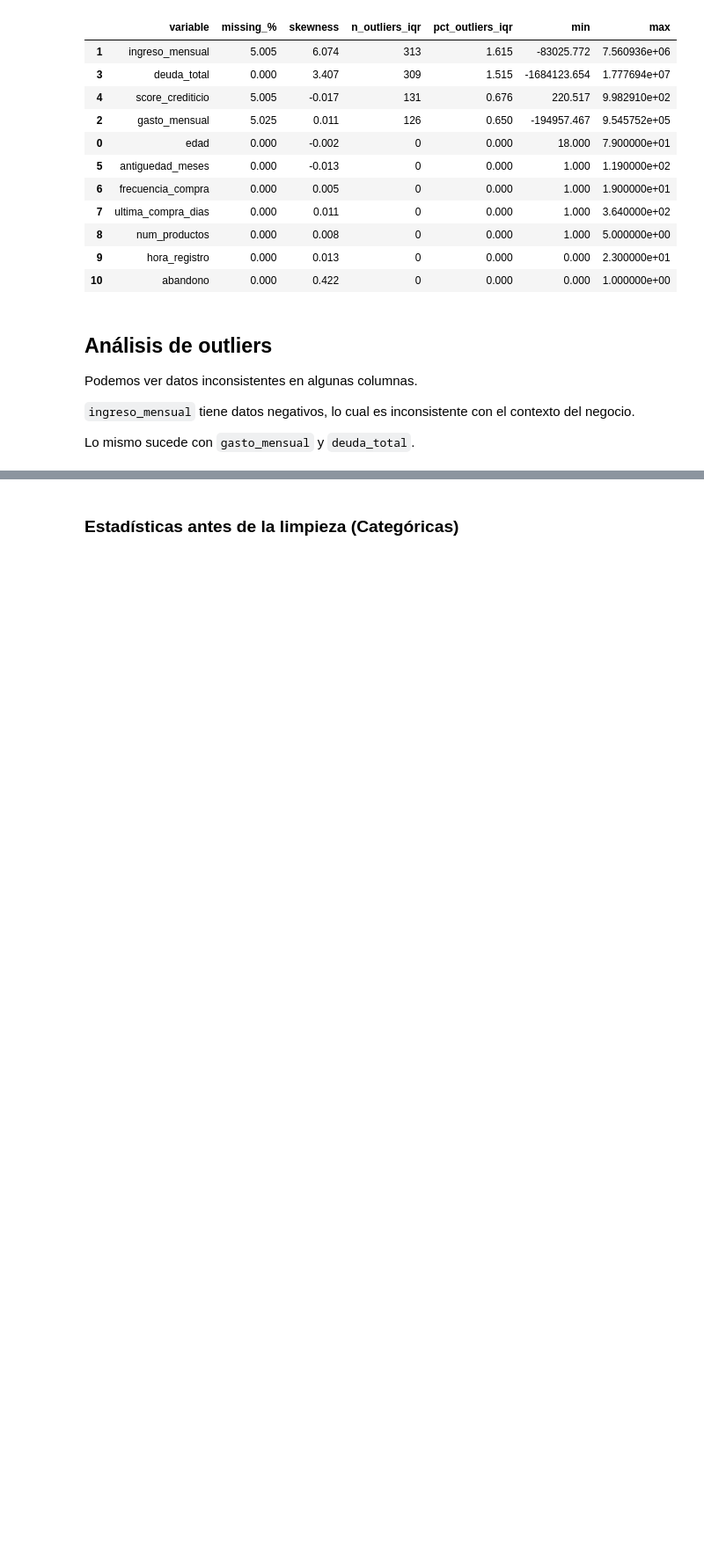
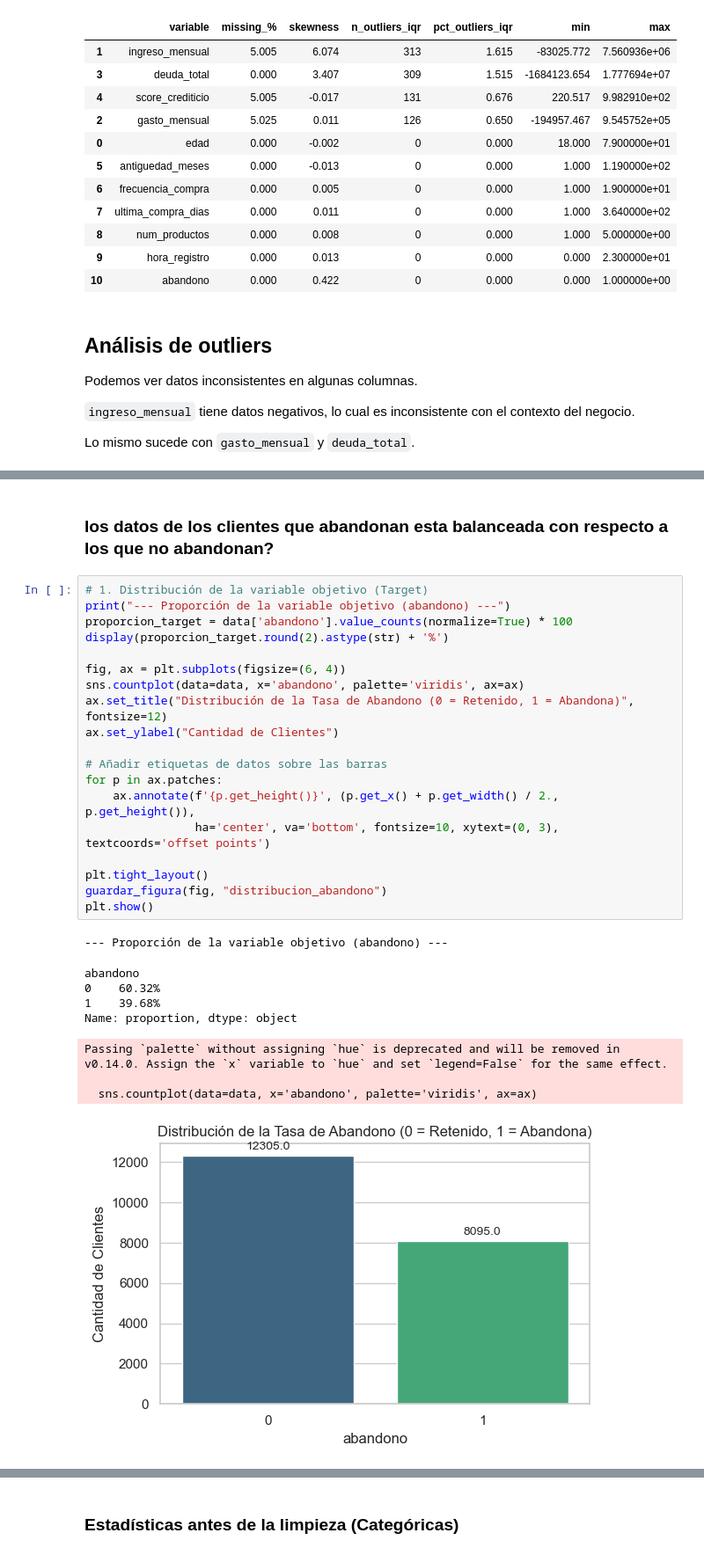
Before and after one commit to francarrascoo/Programacion-para-la-ciencia-de-datos, a Jupyter notebook: notebooks/notebook.ipynb, the cells around one changed output, grey strips where cells are left out. Shown at 88% size. Drawn from its saved outputs; the diff is of its cells as text; blank space fills up the shorter version.

```diff
--- a/notebooks/notebook.ipynb
+++ b/notebooks/notebook.ipynb
@@ -269,0 +285,31 @@ plt.show()
+# %% [markdown]
+### los datos de los clientes que abandonan esta balanceada con respecto a los que no abandonan?
+# %%
+# 1. Distribución de la variable objetivo (Target)
+print("--- Proporción de la variable objetivo (abandono) ---")
+proporcion_target = data['abandono'].value_counts(normalize=True) * 100
+display(proporcion_target.round(2).astype(str) + '%')
+
+fig, ax = plt.subplots(figsize=(6, 4))
+sns.countplot(data=data, x='abandono', palette='viridis', ax=ax)
+ax.set_title("Distribución de la Tasa de Abandono (0 = Retenido, 1 = Abandona)", fontsize=12)
+ax.set_ylabel("Cantidad de Clientes")
+
+# Añadir etiquetas de datos sobre las barras
+for p in ax.patches:
+    ax.annotate(f'{p.get_height()}', (p.get_x() + p.get_width() / 2., p.get_height()),
+                ha='center', va='bottom', fontsize=10, xytext=(0, 3), textcoords='offset points')
+
+plt.tight_layout()
+guardar_figura(fig, "distribucion_abandono")
+plt.show()
+# %% [output]
+--- Proporción de la variable objetivo (abandono) ---
+abandono
+0    60.32%
+1    39.68%
+Name: proportion, dtype: object
+Passing `palette` without assigning `hue` is deprecated and will be removed in v0.14.0. Assign the `x` variable to `hue` and set `legend=False` for the same effect.
+
+  sns.countplot(data=data, x='abandono', palette='viridis', ax=ax)
+[figure, added]
```
Also changed, not shown: parts of 19 cells of this notebook, 20 other files.
